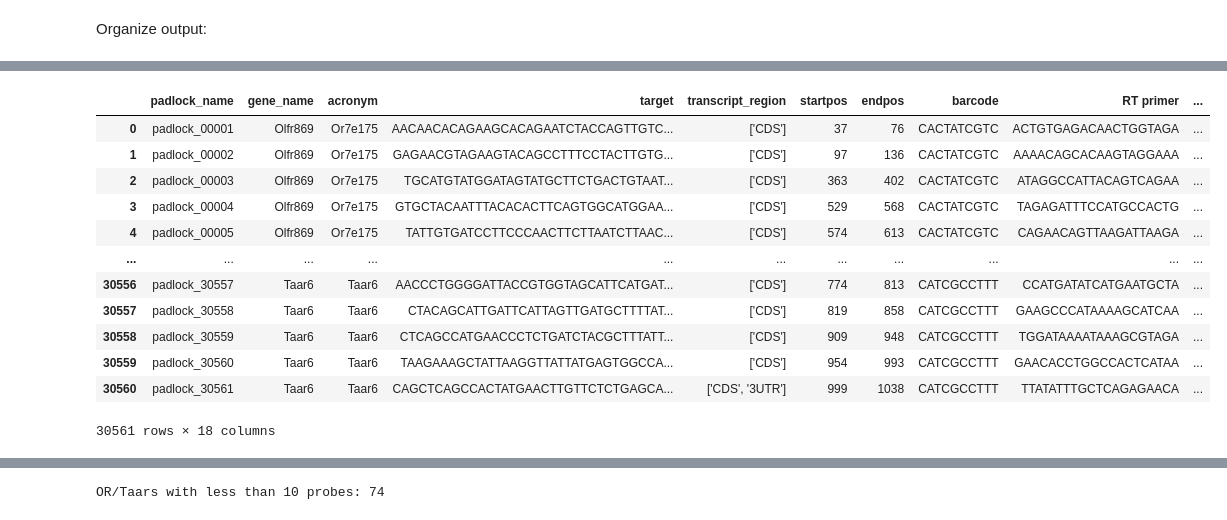
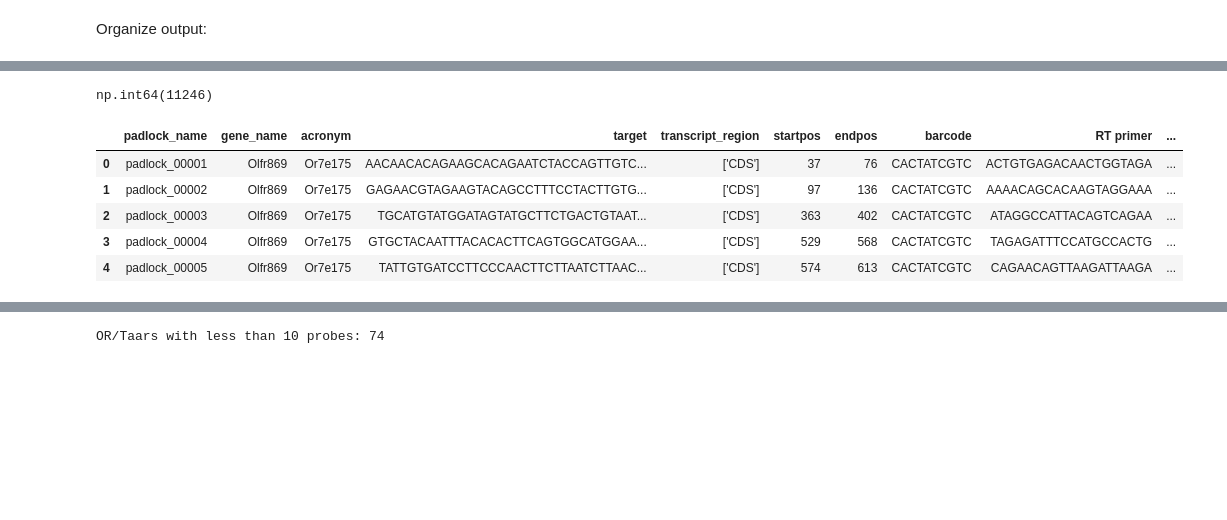
Before and after one commit to cici-xingyu-zheng/receptor_probe_filtering, a Jupyter notebook: filtering_all.ipynb, the cells around one changed output, grey strips where cells are left out. Saved outputs shown, nothing was run; the diff lists cells and outputs as text; code cells hidden in the pictures; blank space fills up the shorter version.

```diff
--- a/filtering_all.ipynb
+++ b/filtering_all.ipynb
@@ -286,7 +301,7 @@ print(num_rows)
 30561
 # %%
 cols = (self_df_collapsed[['query', 'tm_melting_diff']].rename(columns={'query': 'name'}))
-filter_raw_df = filter_raw_df.merge(cols, on='name', how='left', validate='m:1')
+filter_raw_df = filter_raw_df.merge(cols, on='name', how='left', validate='1:1') # Merge on left since filter_raw_df has the filtered with melting5 probes only
 # %% [markdown]
 Include low affinity binding:
 # %%
@@ -329,7 +348,7 @@ sums_by_query = (
 
 # build summed_temp_df with one row per name in filter_raw_df, preserving
 # order of padlocks by filling no off-target sum with 0
-names_in_order = filter_raw_df['name'].drop_duplicates()
+names_in_order = filter_raw_df['name']
 summed_temp_df = (
     pd.DataFrame({'name': names_in_order})
       .merge(sums_by_query, how='left', left_on='name', right_index=True)
@@ -353,7 +372,7 @@ filter_raw_df = (
           summed_temp_df[['name', 'tm_left_melting_sum', 'tm_right_melting_sum']],
           on='name',
           how='left',
-          validate='m:1'
+          validate='1:1'
       )
 )
 # %%
@@ -488,15 +495,15 @@ gene_wise_filter_df
 # %% [markdown]
 ### 2. keep 10 best combined scores:
 # %%
-gene_wise_filter_df = gene_wise_filter_df.rename(columns={'name': 'padlock_name'})
+gene_wise_filter_df = gene_wise_filter_df.rename(columns={'name': 'padlock_name'}) # after 1st round
 
 all_names = filter_df["name"].to_numpy()  # original order
 
 df_sub = gene_wise_filter_df              # already subset by prior global drop
 prior_mask = keep_mask_hetero_offenders
 
-out_df, keep_mask_full = keep_top_per_gene(
-    df_sub,
+out_df, keep_mask_full = keep_top_per_gene( # Note that out_df only kepted probes after 1st round for vissualization
+    df = df_sub,
     score_col="score_total",
     gene_col="gene",
     name_col="padlock_name",
@@ -646,22 +651,19 @@ probe_final_df = probe_df.merge(
     on="padlock_name",
     how="left"
 )
+# %%
+probe_final_df['keep_2nd_round'].sum()
+# %% [output]
+np.int64(11246)
 # %%
-probe_final_df
+probe_final_df.head()
 # %% [output]
 |  | padlock_name | gene_name | acronym | target | transcript_region | startpos | endpos | barcode | RT primer | ... |
 | 0 | padlock_00001 | Olfr869 | Or7e175 | AACAACACAGAAGCACAGAATCTACCAGTTGTC... | ['CDS'] | 37 | 76 | CACTATCGTC | ACTGTGAGACAACTGGTAGA | ... |
 | 1 | padlock_00002 | Olfr869 | Or7e175 | GAGAACGTAGAAGTACAGCCTTTCCTACTTGTG... | ['CDS'] | 97 | 136 | CACTATCGTC | AAAACAGCACAAGTAGGAAA | ... |
 | 2 | padlock_00003 | Olfr869 | Or7e175 | TGCATGTATGGATAGTATGCTTCTGACTGTAAT... | ['CDS'] | 363 | 402 | CACTATCGTC | ATAGGCCATTACAGTCAGAA | ... |
 | 3 | padlock_00004 | Olfr869 | Or7e175 | GTGCTACAATTTACACACTTCAGTGGCATGGAA... | ['CDS'] | 529 | 568 | CACTATCGTC | TAGAGATTTCCATGCCACTG | ... |
 | 4 | padlock_00005 | Olfr869 | Or7e175 | TATTGTGATCCTTCCCAACTTCTTAATCTTAAC... | ['CDS'] | 574 | 613 | CACTATCGTC | CAGAACAGTTAAGATTAAGA | ... |
-| ... | ... | ... | ... | ... | ... | ... | ... | ... | ... | ... |
-| 30556 | padlock_30557 | Taar6 | Taar6 | AACCCTGGGGATTACCGTGGTAGCATTCATGAT... | ['CDS'] | 774 | 813 | CATCGCCTTT | CCATGATATCATGAATGCTA | ... |
-| 30557 | padlock_30558 | Taar6 | Taar6 | CTACAGCATTGATTCATTAGTTGATGCTTTTAT... | ['CDS'] | 819 | 858 | CATCGCCTTT | GAAGCCCATAAAAGCATCAA | ... |
-| 30558 | padlock_30559 | Taar6 | Taar6 | CTCAGCCATGAACCCTCTGATCTACGCTTTATT... | ['CDS'] | 909 | 948 | CATCGCCTTT | TGGATAAAATAAAGCGTAGA | ... |
-| 30559 | padlock_30560 | Taar6 | Taar6 | TAAGAAAGCTATTAAGGTTATTATGAGTGGCCA... | ['CDS'] | 954 | 993 | CATCGCCTTT | GAACACCTGGCCACTCATAA | ... |
-| 30560 | padlock_30561 | Taar6 | Taar6 | CAGCTCAGCCACTATGAACTTGTTCTCTGAGCA... | ['CDS', '3UTR'] | 999 | 1038 | CATCGCCTTT | TTATATTTGCTCAGAGAACA | ... |
-30561 rows × 18 columns
 # %%
 # Only the kept probes after round 2:
 probe_keep_df = probe_final_df[probe_final_df["keep_2nd_round"] == True].copy()
```
Also changed, not shown: parts of 22 cells of this notebook, 3 other files.
